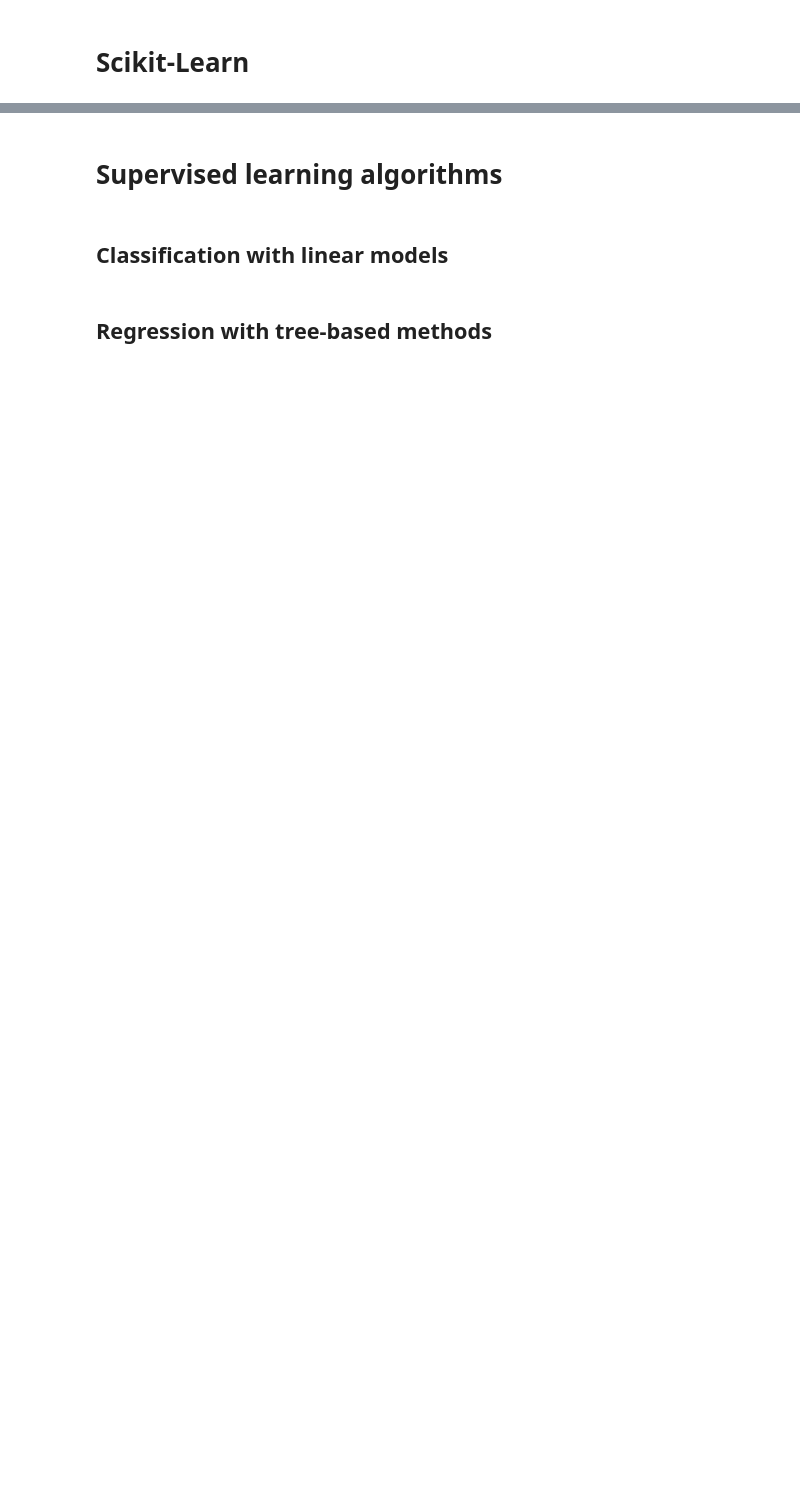
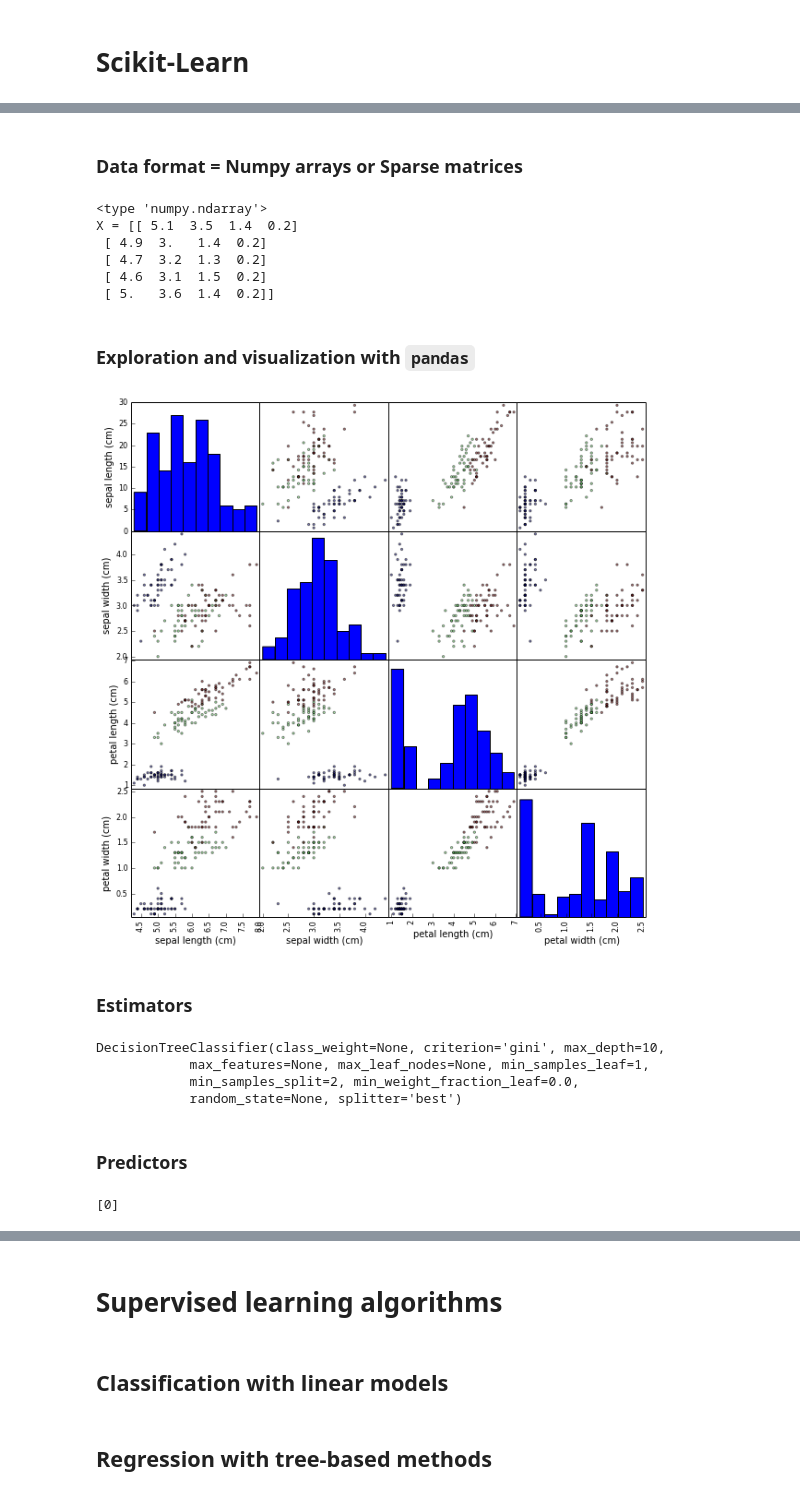
Before and after one commit to glouppe/tutorial-sklearn-lhcb, a Jupyter notebook: An introduction to Machine Learning with Scikit-Learn.ipynb, the cells around one changed output, grey strips where cells are left out. Cells and saved outputs as stored; diff of their text form; code cells hidden in the pictures; blank space fills up the shorter version.

Commit message:
scikit-learn api

```diff
--- a/An introduction to Machine Learning with Scikit-Learn.ipynb
+++ b/An introduction to Machine Learning with Scikit-Learn.ipynb
@@ -39,0 +75,49 @@
+# %% [markdown]
+### Data format = Numpy arrays or Sparse matrices
+# %%
+# Load the Iris toy dataset from scikit-learn
+from sklearn.datasets import load_iris
+iris = load_iris()
+X, y = iris.data, iris.target
+
+print(type(X))
+print("X =", X[:5])
+# %% [output]
+<type 'numpy.ndarray'>
+X = [[ 5.1  3.5  1.4  0.2]
+ [ 4.9  3.   1.4  0.2]
+ [ 4.7  3.2  1.3  0.2]
+ [ 4.6  3.1  1.5  0.2]
+ [ 5.   3.6  1.4  0.2]]
+# %% [markdown]
+### Exploration and visualization with `pandas`
+# %%
+import pandas as pd
+df = pd.DataFrame(X,
+                  columns=iris.feature_names)  # Convert X into a DataFrame
+_ = pd.scatter_matrix(df, c=y, figsize=(10, 10))
+# %% [output]
+[figure, added]
+# %% [markdown]
+### Estimators
+# %%
+# Import estimator class
+from sklearn.tree import DecisionTreeClassifier
+
+# Set hyper-parameters, for controlling the learning algorithm
+clf = DecisionTreeClassifier(max_depth=10)
+
+# Learn a model from training data
+clf.fit(X, y)
+# %% [output]
+DecisionTreeClassifier(class_weight=None, criterion='gini', max_depth=10,
+            max_features=None, max_leaf_nodes=None, min_samples_leaf=1,
+            min_samples_split=2, min_weight_fraction_leaf=0.0,
+            random_state=None, splitter='best')
+# %% [markdown]
+### Predictors
+# %%
+# Make predictions
+print(clf.predict([[4.1, 4.5, 1.2, 0.3]]))
+# %% [output]
+[0]
```
Also changed, not shown: parts of 12 cells of this notebook, 1 other file.
